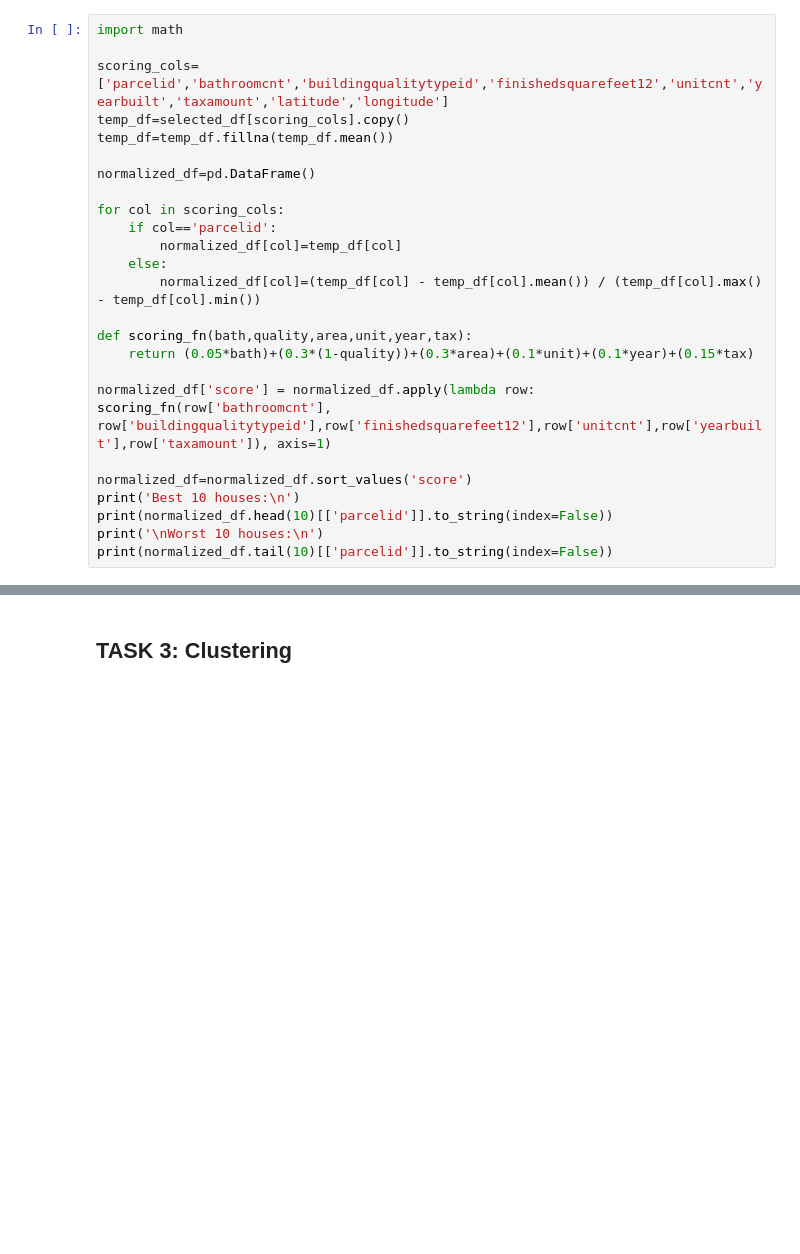
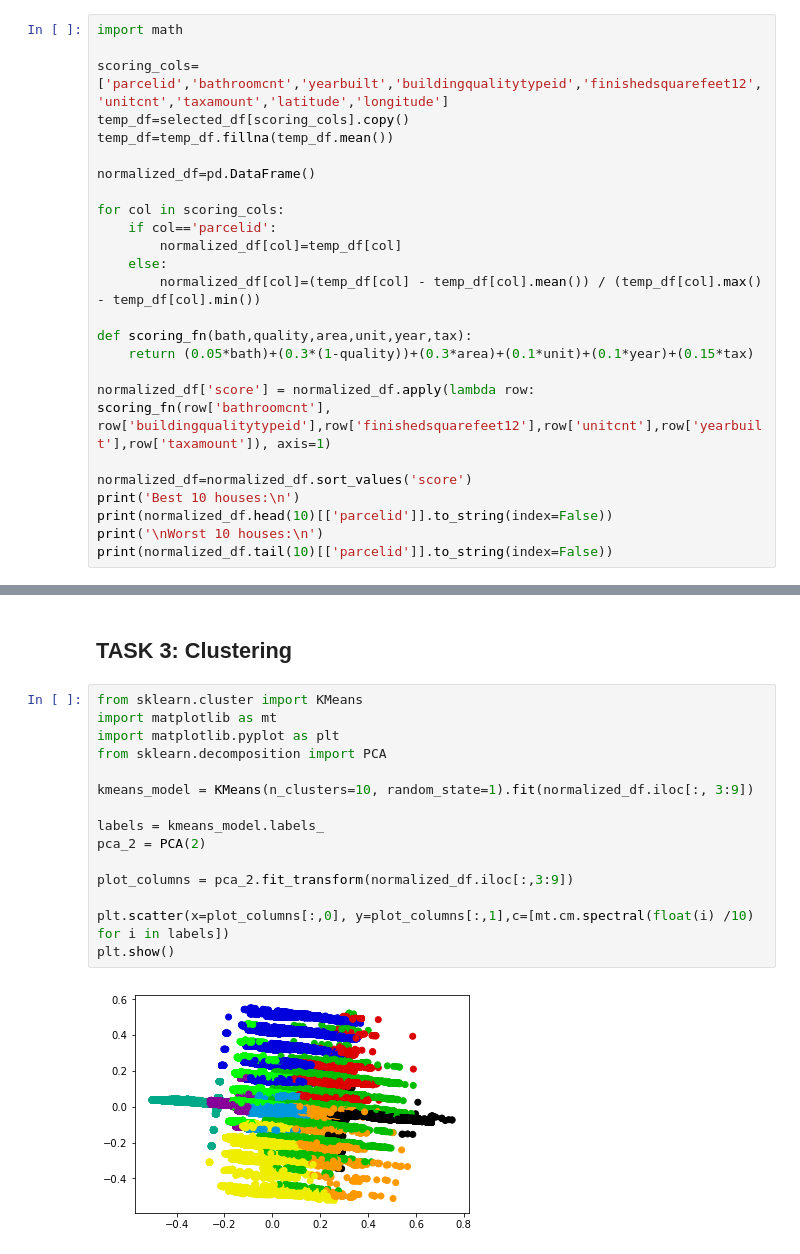
Before and after one commit to wasif-khan/CSE519-2017-111675205, a Jupyter notebook: HW3/HW3.ipynb, the cells around one changed output, grey strips where cells are left out. Drawn from its saved outputs; the diff is of its cells as text; blank space fills up the shorter version.

```diff
--- a/HW3/HW3.ipynb
+++ b/HW3/HW3.ipynb
@@ -29,7 +29,7 @@ After selecting the interesting columns, we further narrow down our choice. We s
 # %%
 import math
 
-scoring_cols=['parcelid','bathroomcnt','buildingqualitytypeid','finishedsquarefeet12','unitcnt','yearbuilt','taxamount','latitude','longitude']
+scoring_cols=['parcelid','bathroomcnt','yearbuilt','buildingqualitytypeid','finishedsquarefeet12','unitcnt','taxamount','latitude','longitude']
 temp_df=selected_df[scoring_cols].copy()
 temp_df=temp_df.fillna(temp_df.mean())
 
@@ -174,3 +174,20 @@ The distance function takes into consideration all of these factors and then cal
 </p>
 # %% [markdown]
 ## TASK 3: Clustering
+# %%
+from sklearn.cluster import KMeans
+import matplotlib as mt
+import matplotlib.pyplot as plt
+from sklearn.decomposition import PCA
+
+kmeans_model = KMeans(n_clusters=10, random_state=1).fit(normalized_df.iloc[:, 3:9])
+
+labels = kmeans_model.labels_
+pca_2 = PCA(2)
+
+plot_columns = pca_2.fit_transform(normalized_df.iloc[:,3:9])
+
+plt.scatter(x=plot_columns[:,0], y=plot_columns[:,1],c=[mt.cm.spectral(float(i) /10) for i in labels])
+plt.show()
+# %% [output]
+[figure, added]
```
Also changed, not shown: parts of 2 cells of this notebook.
